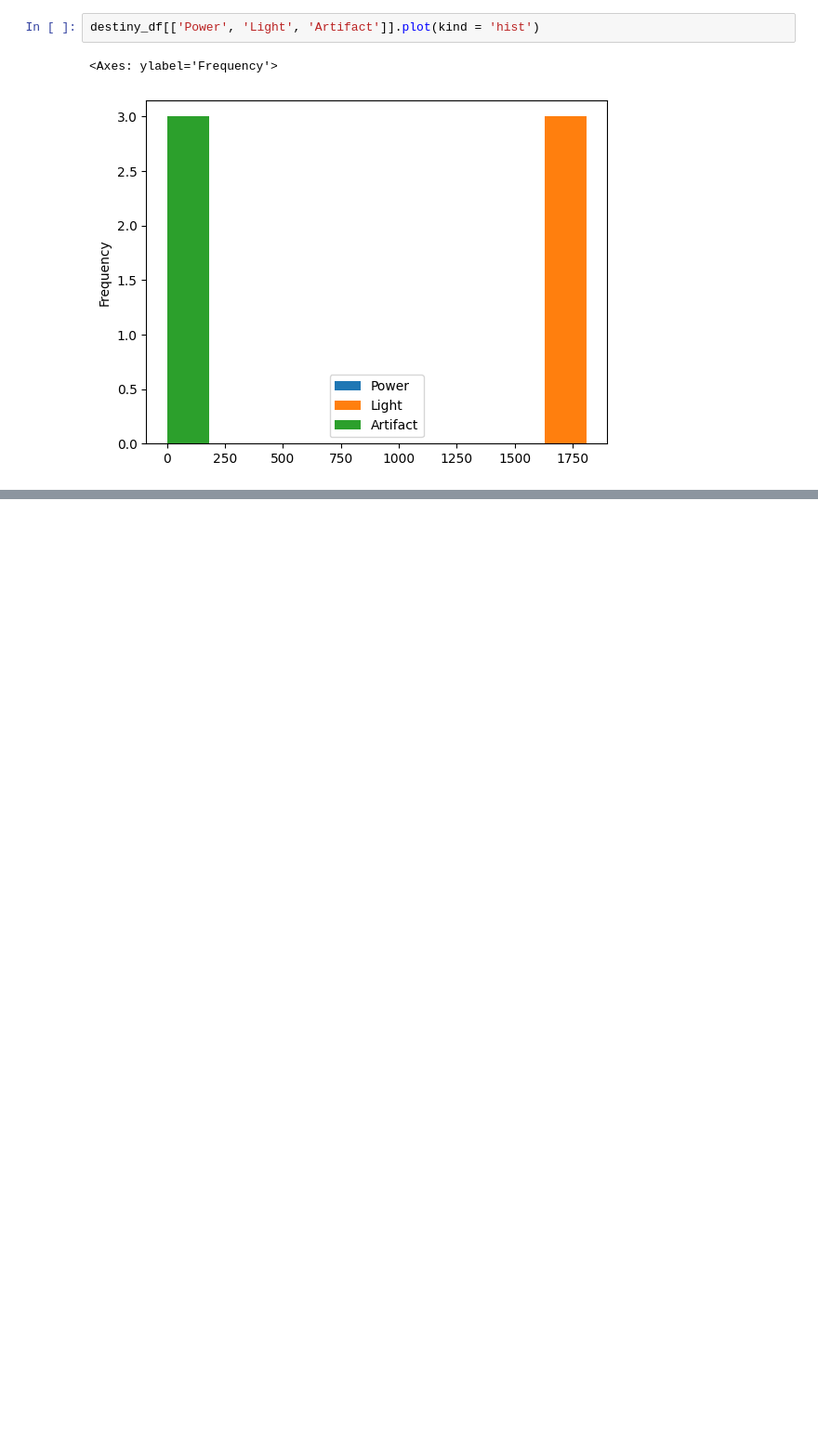
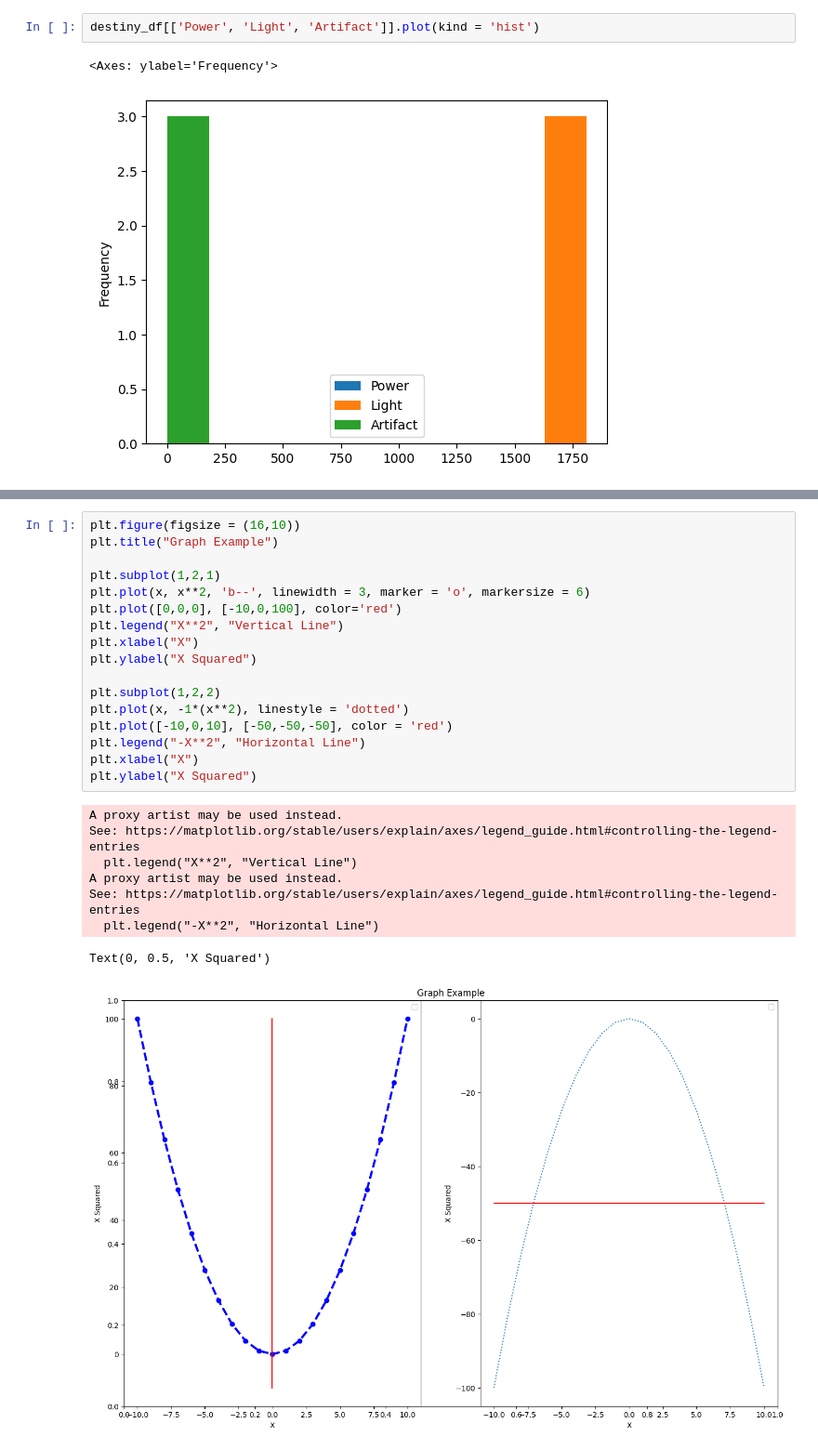
Before and after one commit to CC-Sev/Crypto_watch_tutorial, a Jupyter notebook: test.ipynb, the cells around one changed output, grey strips where cells are left out. Shown at 93% size. Cells and saved outputs as stored; diff of their text form; blank space fills up the shorter version.

```diff
--- a/test.ipynb
+++ b/test.ipynb
@@ -359,0 +370,26 @@ destiny_df[['Power', 'Light', 'Artifact']].plot(kind = 'hist')
+# %%
+plt.figure(figsize = (16,10))
+plt.title("Graph Example")
+
+plt.subplot(1,2,1)
+plt.plot(x, x**2, 'b--', linewidth = 3, marker = 'o', markersize = 6)
+plt.plot([0,0,0], [-10,0,100], color='red')
+plt.legend("X**2", "Vertical Line")
+plt.xlabel("X")
+plt.ylabel("X Squared")
+
+plt.subplot(1,2,2)
+plt.plot(x, -1*(x**2), linestyle = 'dotted')
+plt.plot([-10,0,10], [-50,-50,-50], color = 'red')
+plt.legend("-X**2", "Horizontal Line")
+plt.xlabel("X")
+plt.ylabel("X Squared")
+# %% [output]
+A proxy artist may be used instead.
+See: https://matplotlib.org/stable/users/explain/axes/legend_guide.html#controlling-the-legend-entries
+  plt.legend("X**2", "Vertical Line")
+A proxy artist may be used instead.
+See: https://matplotlib.org/stable/users/explain/axes/legend_guide.html#controlling-the-legend-entries
+  plt.legend("-X**2", "Horizontal Line")
+Text(0, 0.5, 'X Squared')
+[figure, added]
```
Also changed, not shown: parts of 3 cells of this notebook.
